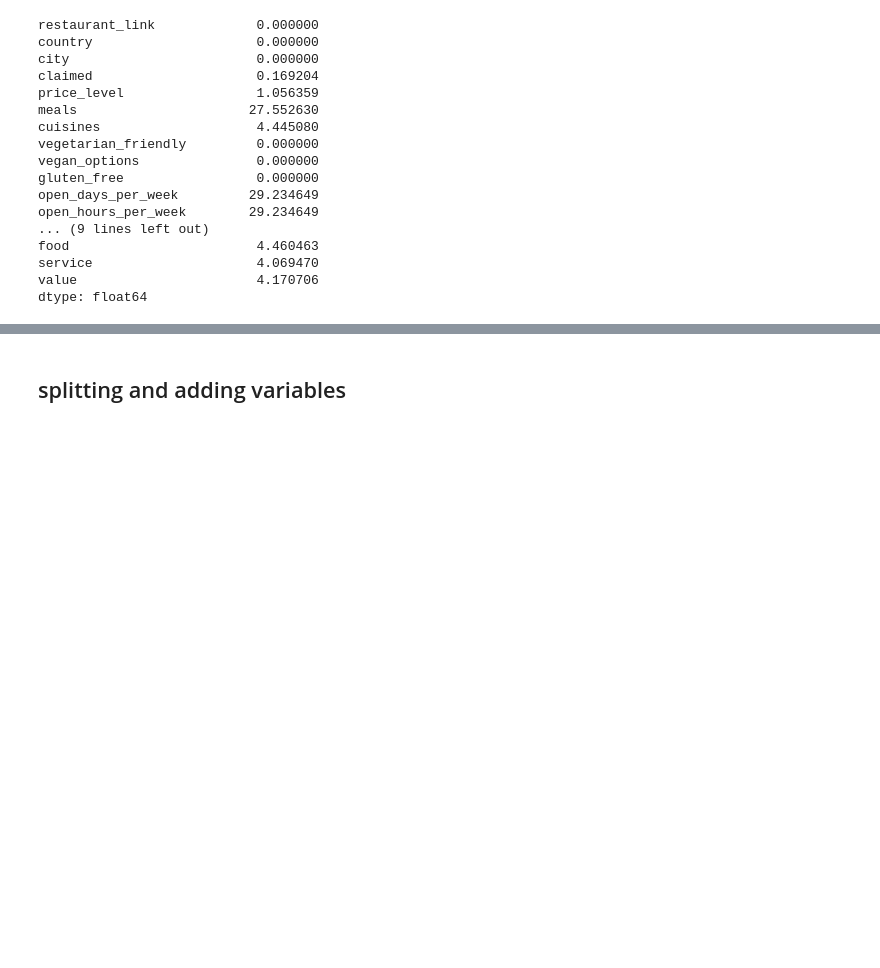
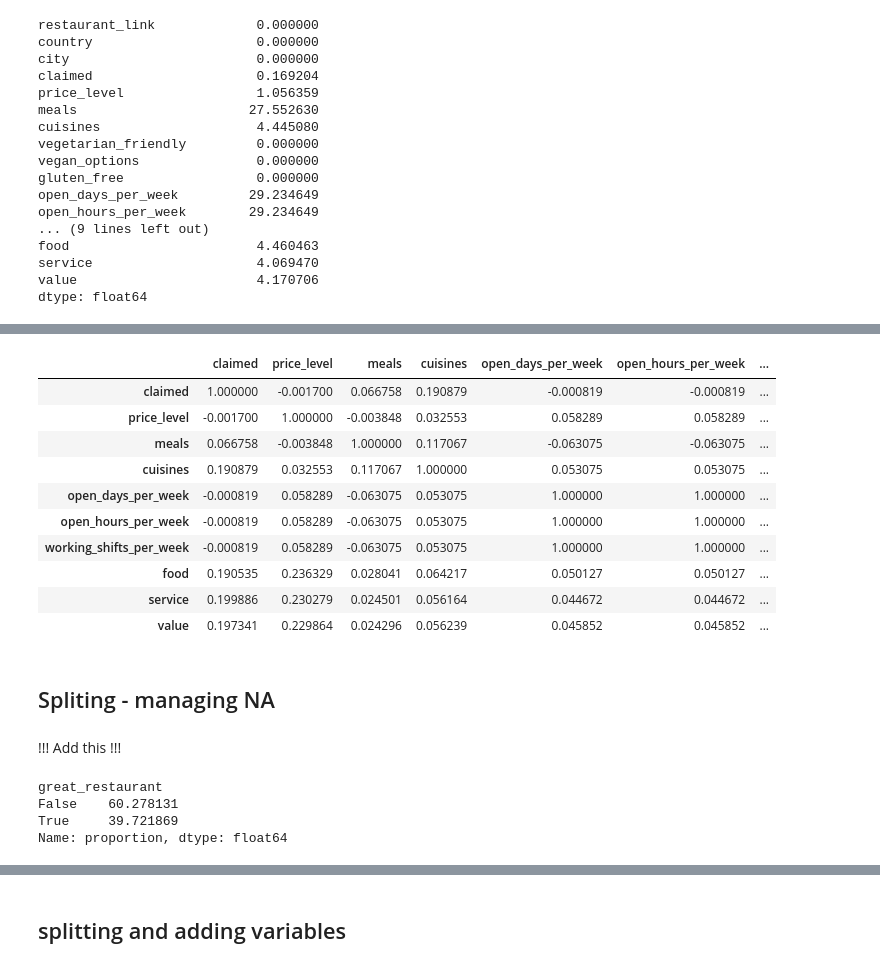
Before and after one commit to psychologydatascience-netizen/Tripadvisor-ML-project-03.2026-, a Jupyter notebook: notebooks/01_eda.ipynb, the cells around one changed output, grey strips where cells are left out. Drawn from its saved outputs; the diff is of its cells as text; code cells hidden in the pictures; blank space fills up the shorter version.

```diff
--- a/notebooks/01_eda.ipynb
+++ b/notebooks/01_eda.ipynb
@@ -183,0 +231,20 @@ dtype: float64
+# %%
+# keep only columns that have at least one NA
+df_na = df.loc[:, df.isna().any()]
+df_na.isna().corr()
+# %% [output]
+|  | claimed | price_level | meals | cuisines | open_days_per_week | open_hours_per_week | ... |
+| claimed | 1.000000 | -0.001700 | 0.066758 | 0.190879 | -0.000819 | -0.000819 | ... |
+| price_level | -0.001700 | 1.000000 | -0.003848 | 0.032553 | 0.058289 | 0.058289 | ... |
+| meals | 0.066758 | -0.003848 | 1.000000 | 0.117067 | -0.063075 | -0.063075 | ... |
+| cuisines | 0.190879 | 0.032553 | 0.117067 | 1.000000 | 0.053075 | 0.053075 | ... |
+| open_days_per_week | -0.000819 | 0.058289 | -0.063075 | 0.053075 | 1.000000 | 1.000000 | ... |
+| open_hours_per_week | -0.000819 | 0.058289 | -0.063075 | 0.053075 | 1.000000 | 1.000000 | ... |
+| working_shifts_per_week | -0.000819 | 0.058289 | -0.063075 | 0.053075 | 1.000000 | 1.000000 | ... |
+| food | 0.190535 | 0.236329 | 0.028041 | 0.064217 | 0.050127 | 0.050127 | ... |
+| service | 0.199886 | 0.230279 | 0.024501 | 0.056164 | 0.044672 | 0.044672 | ... |
+| value | 0.197341 | 0.229864 | 0.024296 | 0.056239 | 0.045852 | 0.045852 | ... |
+# %% [markdown]
+## Spliting - managing NA
+# %% [markdown]
+!!! Add this !!!
@@ -183,0 +259,7 @@ dtype: float64
+# %%
+df['great_restaurant'].value_counts(normalize=True) * 100
+# %% [output]
+great_restaurant
+False    60.278131
+True     39.721869
+Name: proportion, dtype: float64
```
Also changed, not shown: parts of 34 cells of this notebook.
